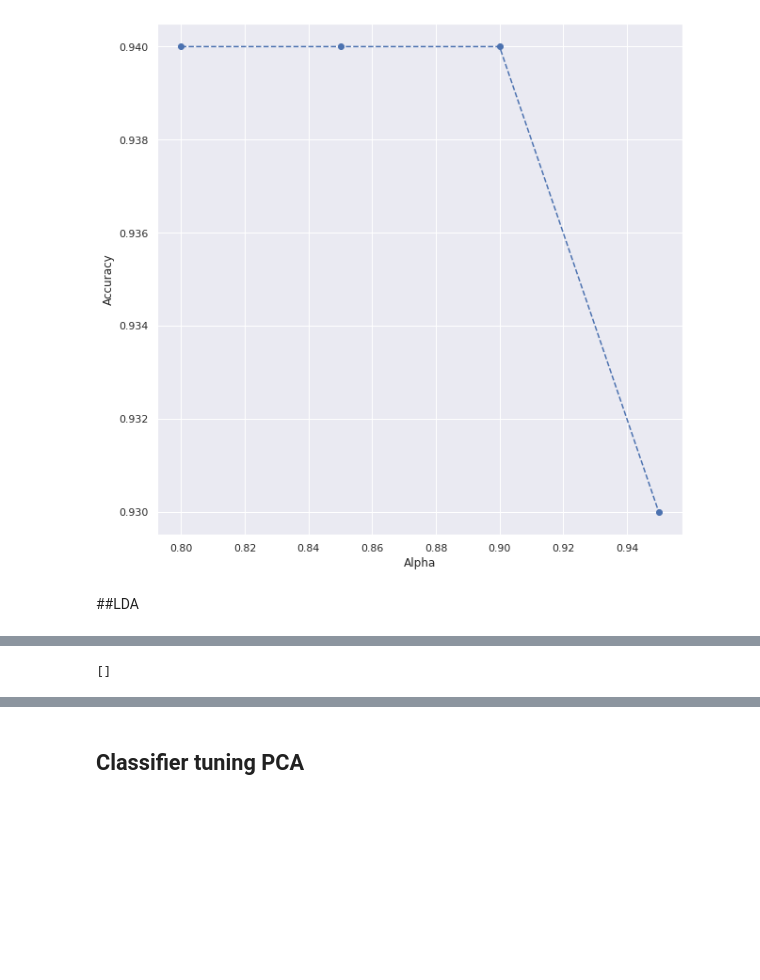
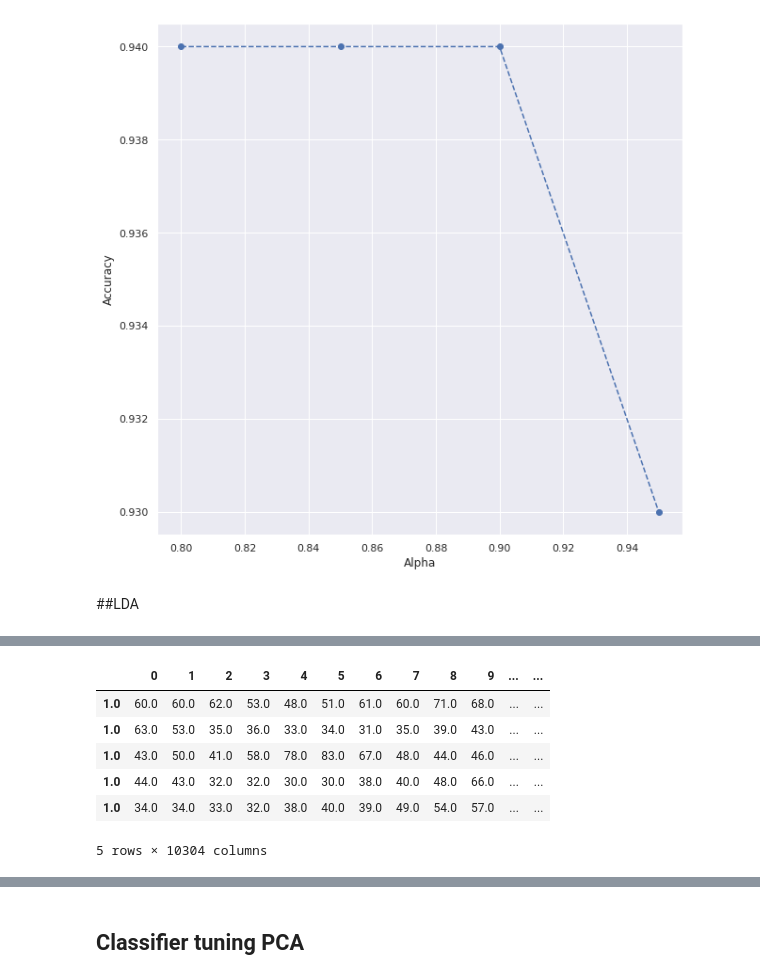
Before and after one commit to 74Mazen74/Face-Recognition, a Jupyter notebook: Assignment_1_PR.ipynb, the cells around one changed output, grey strips where cells are left out. Cells and saved outputs as stored; diff of their text form; code cells hidden in the pictures; blank space fills up the shorter version.

```diff
--- a/Assignment_1_PR.ipynb
+++ b/Assignment_1_PR.ipynb
@@ -30,12 +33,13 @@ cv2_imshow(img)
 [figure]
 # %%
-images=[]
-labels=[]
+images = np.ones((1, 10304))
+labels=np.array([])
 for i in range(1,41):
-  photos = os.listdir('/content/sample_data/archive/archive/s'+str(i))
+  photos=[i for i in range(1, 10+1)]
   for photo in photos:
-    img = cv2.imread('/content/sample_data/archive/archive/s'+str(i)+"/"+photo,0) # zero for gray scale
-    img_col = np.array(img, dtype='float64').flatten()
-    sub = int(i)
-    images.append(img_col)
-    labels.append(sub)
+    img = cv2.imread('/content/sample_data/archive/archive/s'+str(i)+"/"+str(photo)+".pgm",0) # zero for gray scale
+    img = np.reshape(img, (1, 10304))
+    images = np.append(images, img, axis=0)
+    labels = np.append(labels, i)
+labels=np.array(labels)
+images=images[1:,]
@@ -63,0 +58,5 @@ df_train = df[df.index % 2 != 0]
+# %%
+X_train=images[1::2] # Odd
+X_test=images[0::2]  # Even
+y_train=labels[1::2] # Odd
+y_test=labels[0::2]  # Even
@@ -112,11 +117,6 @@ def PCA(alpha,X_train,X_test):
     projected_training = np.dot(X_train, U)
     projected_testing = np.dot(X_test, U)
     return projected_training, projected_testing
-# %%
-X_train=df_train.drop(columns='target')
-X_test=df_test.drop(columns='target')
-y_train=df_train['target']
-y_test=df_test['target']
 # %%
 accuracy=[]
 # %%
@@ -264,8 +273,13 @@ def LDA(n_components, data, original_dimensions, classes_count):
 # %%
 train_data = pd.DataFrame(X_train,index=y_train)
-# %%
-zero_cols = [ col for col, is_zero in ((train_data == 0).sum() == train_data.shape[0]).items() if is_zero ]
-zero_cols
-# %% [output]
-[]
+# %%
+train_data.head()
+# %% [output]
+|  | 0 | 1 | 2 | 3 | 4 | 5 | 6 | 7 | 8 | 9 | ... | ... |
+| 1.0 | 60.0 | 60.0 | 62.0 | 53.0 | 48.0 | 51.0 | 61.0 | 60.0 | 71.0 | 68.0 | ... | ... |
+| 1.0 | 63.0 | 53.0 | 35.0 | 36.0 | 33.0 | 34.0 | 31.0 | 35.0 | 39.0 | 43.0 | ... | ... |
+| 1.0 | 43.0 | 50.0 | 41.0 | 58.0 | 78.0 | 83.0 | 67.0 | 48.0 | 44.0 | 46.0 | ... | ... |
+| 1.0 | 44.0 | 43.0 | 32.0 | 32.0 | 30.0 | 30.0 | 38.0 | 40.0 | 48.0 | 66.0 | ... | ... |
+| 1.0 | 34.0 | 34.0 | 33.0 | 32.0 | 38.0 | 40.0 | 39.0 | 49.0 | 54.0 | 57.0 | ... | ... |
+5 rows × 10304 columns
 # %%
```
Also changed, not shown: parts of 22 cells of this notebook.
